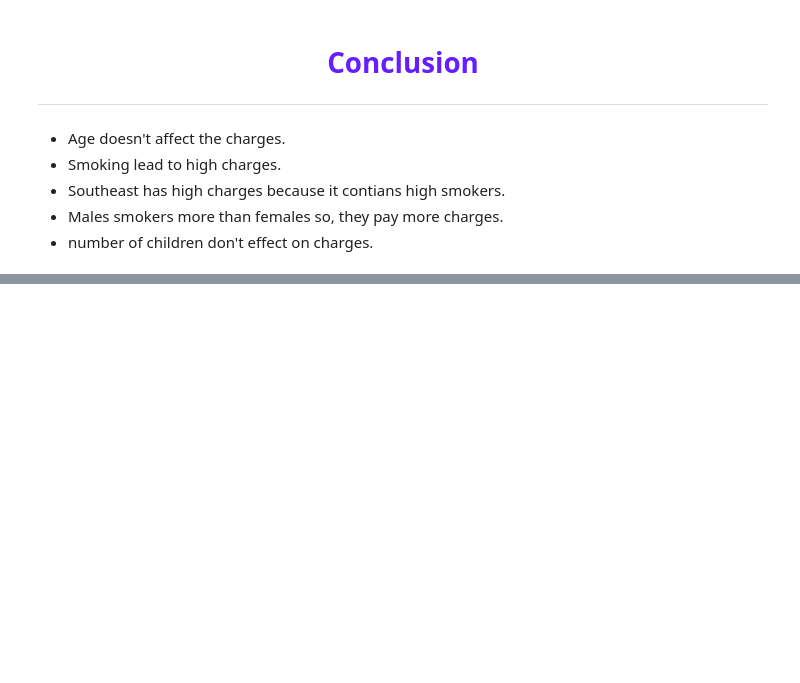
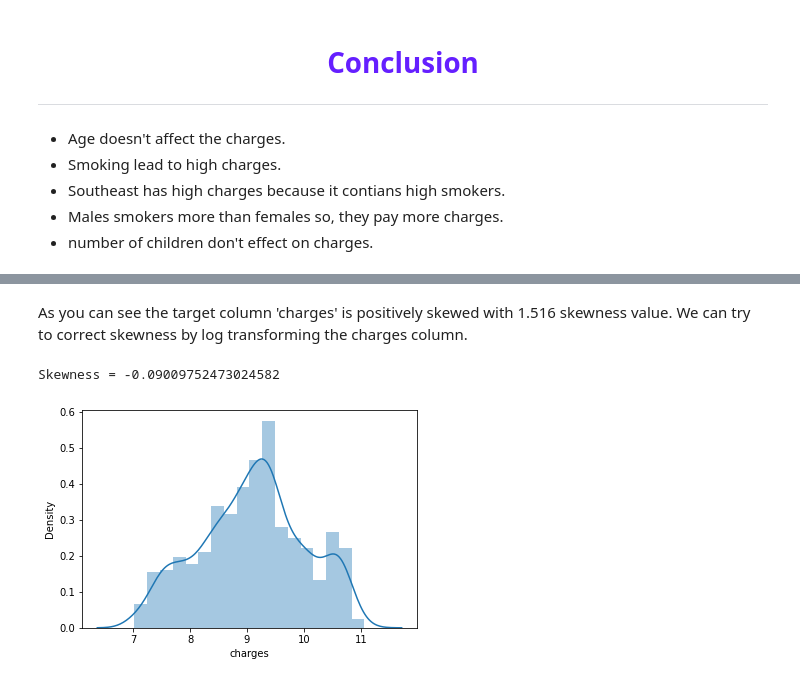
Before and after one commit to josiaspro20/Insurance-data-EDA-analysis-ML-models, a Jupyter notebook: Analysis_and_apply_some_models_(Insurance_data).ipynb, the cells around one changed output, grey strips where cells are left out. Drawn from its saved outputs; the diff is of its cells as text; code cells hidden in the pictures; blank space fills up the shorter version.

```diff
--- a/Analysis_and_apply_some_models_(Insurance_data).ipynb
+++ b/Analysis_and_apply_some_models_(Insurance_data).ipynb
@@ -233,0 +325,9 @@ sns.heatmap(df_new.corr(), annot=True);
+# %% [markdown]
+As you can see the target column 'charges' is positively skewed with 1.516 skewness value. We can try to correct skewness by log transforming the charges column.
+# %%
+log_transformed = np.log(data['charges'])
+sns.distplot(log_transformed);
+print(f"Skewness = {log_transformed.skew()}")
+# %% [output]
+Skewness = -0.09009752473024582
+[figure, added]
```
Also changed, not shown: parts of 89 cells of this notebook.
